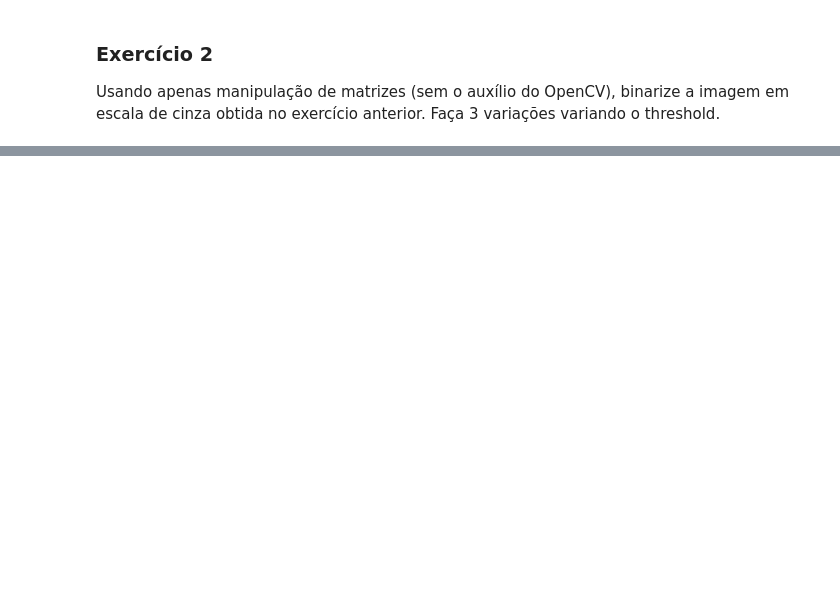
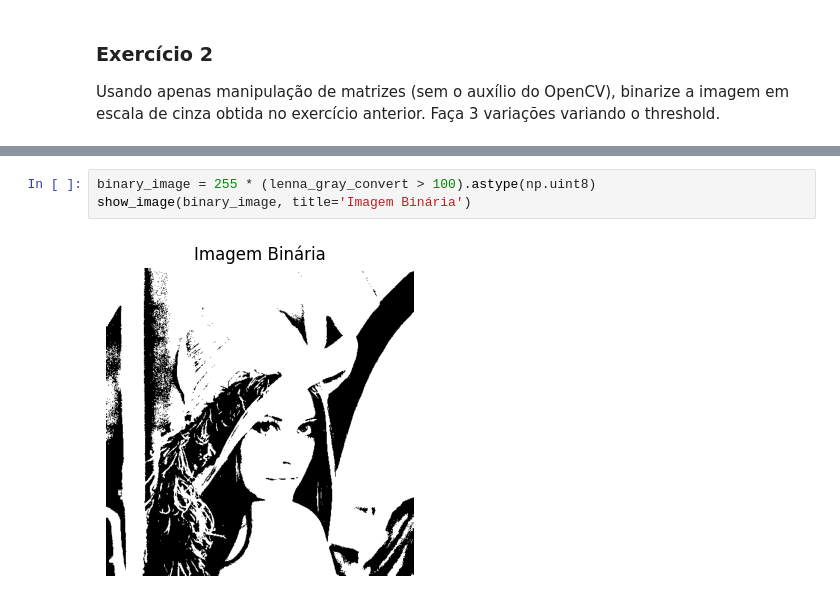
Before and after one commit to Mariacsouza95/clara_coder_python_turma58870, a Jupyter notebook: Part 1 - CNNs/01 - Intro CV.ipynb, the cells around one changed output, grey strips where cells are left out. Drawn from its saved outputs; the diff is of its cells as text; blank space fills up the shorter version.

```diff
--- a/Part 1 - CNNs/01 - Intro CV.ipynb
+++ b/Part 1 - CNNs/01 - Intro CV.ipynb
@@ -224,0 +245,5 @@ Usando apenas manipulação de matrizes (sem o auxílio do OpenCV), binarize a i
+# %%
+binary_image = 255 * (lenna_gray_convert > 100).astype(np.uint8)
+show_image(binary_image, title='Imagem Binária')
+# %% [output]
+[figure, added]
```
Also changed, not shown: parts of 4 cells of this notebook.
